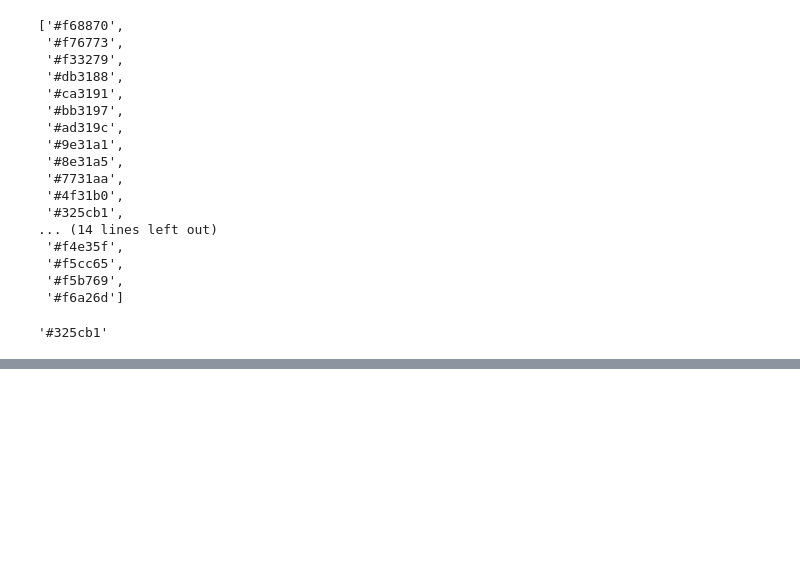
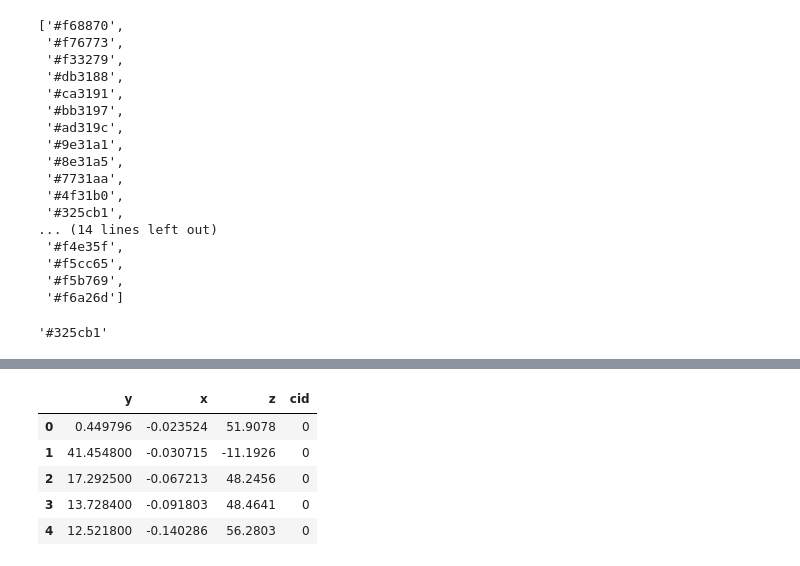
Before and after one commit to metasyn/dreda, a Jupyter notebook: data/data_generator.ipynb, the cells around one changed output, grey strips where cells are left out. Cells and saved outputs as stored; diff of their text form; code cells hidden in the pictures; blank space fills up the shorter version.

```diff
--- a/data/data_generator.ipynb
+++ b/data/data_generator.ipynb
@@ -214,0 +254,11 @@ hexes[11]
+# %%
+dp_data_clean = dataprojector_data.drop('points', 1)
+# %%
+dp_data_clean.head()
+# %% [output]
+|  | y | x | z | cid |
+| 0 | 0.449796 | -0.023524 | 51.9078 | 0 |
+| 1 | 41.454800 | -0.030715 | -11.1926 | 0 |
+| 2 | 17.292500 | -0.067213 | 48.2456 | 0 |
+| 3 | 13.728400 | -0.091803 | 48.4641 | 0 |
+| 4 | 12.521800 | -0.140286 | 56.2803 | 0 |
```
Also changed, not shown: parts of 9 cells of this notebook, 4 other files.
